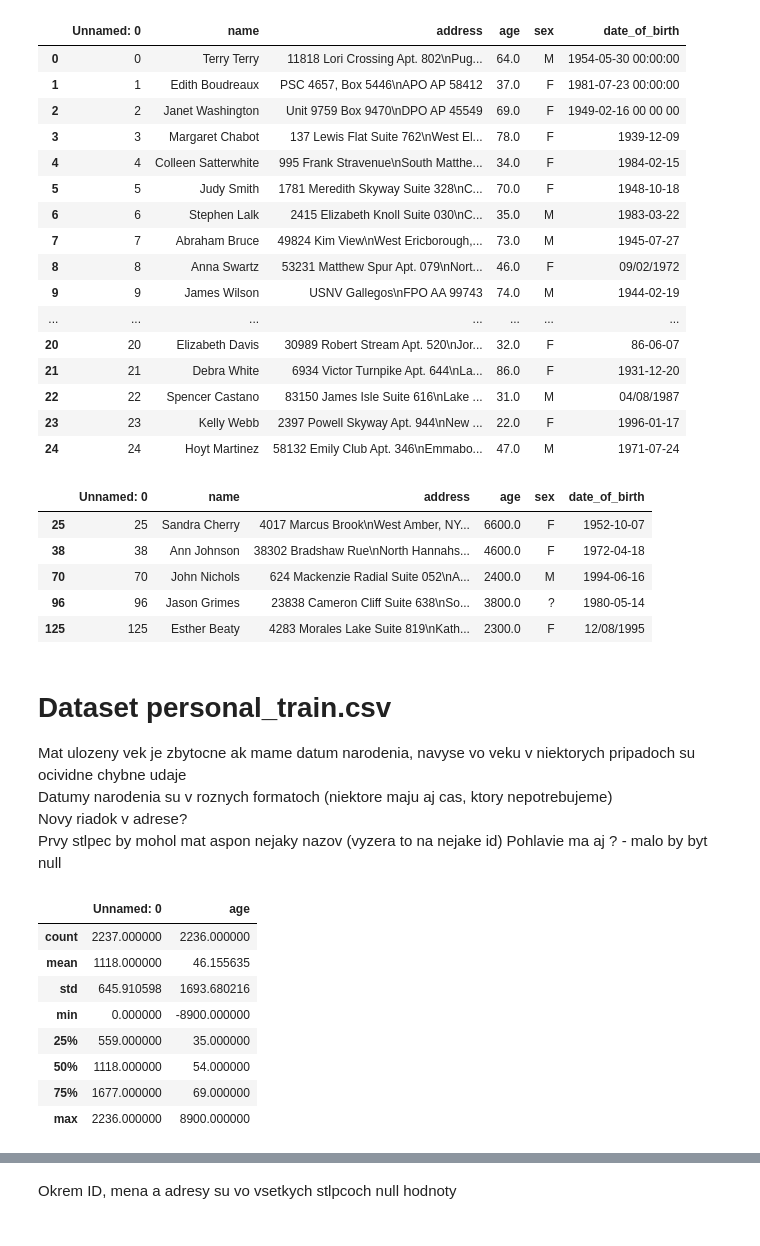
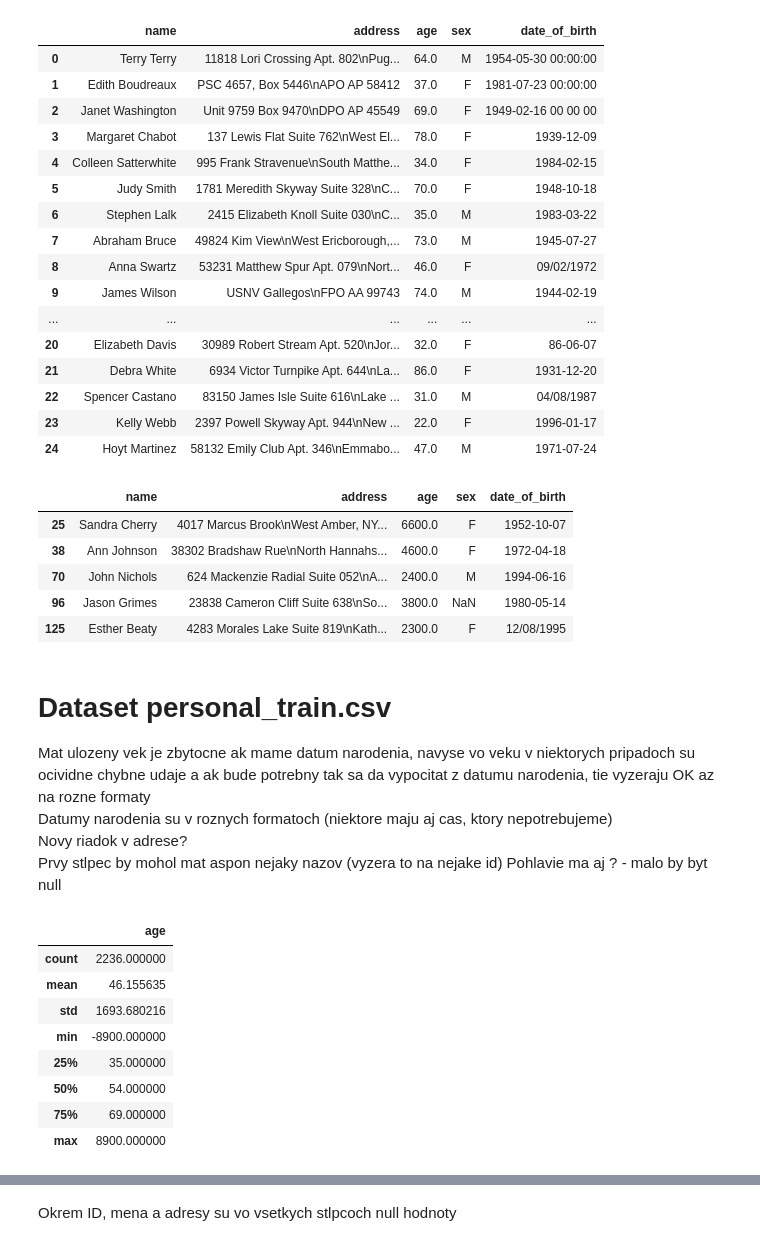
Before and after one commit to MatusPilnan/nadejny-informatik, a Jupyter notebook: utrzok-z-krabicky-od-marlboriek.ipynb, the cells around one changed output, grey strips where cells are left out. Drawn from its saved outputs; the diff is of its cells as text; code cells hidden in the pictures.

```diff
--- a/utrzok-z-krabicky-od-marlboriek.ipynb
+++ b/utrzok-z-krabicky-od-marlboriek.ipynb
@@ -7,38 +7,38 @@ import matplotlib as mpl
 sns.set_style('white', {'legend.frameon':True})
 mpl.rcParams['figure.figsize'] = 25, 10
 # %%
-data = pd.read_csv("data/personal_train.csv")
+data = pd.read_csv("data/personal_train.csv", na_values='?', index_col=0)
 data.head(25)
 # %% [output]
-|  | Unnamed: 0 | name | address | age | sex | date_of_birth |
-| 0 | 0 | Terry Terry | 11818 Lori Crossing Apt. 802\nPug... | 64.0 | M | 1954-05-30 00:00:00 |
-| 1 | 1 | Edith Boudreaux | PSC 4657, Box 5446\nAPO AP 58412 | 37.0 | F | 1981-07-23 00:00:00 |
-| 2 | 2 | Janet Washington | Unit 9759 Box 9470\nDPO AP 45549 | 69.0 | F | 1949-02-16 00 00 00 |
-| 3 | 3 | Margaret Chabot | 137 Lewis Flat Suite 762\nWest El... | 78.0 | F | 1939-12-09 |
-| 4 | 4 | Colleen Satterwhite | 995 Frank Stravenue\nSouth Matthe... | 34.0 | F | 1984-02-15 |
-| 5 | 5 | Judy Smith | 1781 Meredith Skyway Suite 328\nC... | 70.0 | F | 1948-10-18 |
-| 6 | 6 | Stephen Lalk | 2415 Elizabeth Knoll Suite 030\nC... | 35.0 | M | 1983-03-22 |
-| 7 | 7 | Abraham Bruce | 49824 Kim View\nWest Ericborough,... | 73.0 | M | 1945-07-27 |
-| 8 | 8 | Anna Swartz | 53231 Matthew Spur Apt. 079\nNort... | 46.0 | F | 09/02/1972 |
-| 9 | 9 | James Wilson | USNV Gallegos\nFPO AA 99743 | 74.0 | M | 1944-02-19 |
-| ... | ... | ... | ... | ... | ... | ... |
-| 20 | 20 | Elizabeth Davis | 30989 Robert Stream Apt. 520\nJor... | 32.0 | F | 86-06-07 |
-| 21 | 21 | Debra White | 6934 Victor Turnpike Apt. 644\nLa... | 86.0 | F | 1931-12-20 |
-| 22 | 22 | Spencer Castano | 83150 James Isle Suite 616\nLake ... | 31.0 | M | 04/08/1987 |
-| 23 | 23 | Kelly Webb | 2397 Powell Skyway Apt. 944\nNew ... | 22.0 | F | 1996-01-17 |
-| 24 | 24 | Hoyt Martinez | 58132 Emily Club Apt. 346\nEmmabo... | 47.0 | M | 1971-07-24 |
+|  | name | address | age | sex | date_of_birth |
+| 0 | Terry Terry | 11818 Lori Crossing Apt. 802\nPug... | 64.0 | M | 1954-05-30 00:00:00 |
+| 1 | Edith Boudreaux | PSC 4657, Box 5446\nAPO AP 58412 | 37.0 | F | 1981-07-23 00:00:00 |
+| 2 | Janet Washington | Unit 9759 Box 9470\nDPO AP 45549 | 69.0 | F | 1949-02-16 00 00 00 |
+| 3 | Margaret Chabot | 137 Lewis Flat Suite 762\nWest El... | 78.0 | F | 1939-12-09 |
+| 4 | Colleen Satterwhite | 995 Frank Stravenue\nSouth Matthe... | 34.0 | F | 1984-02-15 |
+| 5 | Judy Smith | 1781 Meredith Skyway Suite 328\nC... | 70.0 | F | 1948-10-18 |
+| 6 | Stephen Lalk | 2415 Elizabeth Knoll Suite 030\nC... | 35.0 | M | 1983-03-22 |
+| 7 | Abraham Bruce | 49824 Kim View\nWest Ericborough,... | 73.0 | M | 1945-07-27 |
+| 8 | Anna Swartz | 53231 Matthew Spur Apt. 079\nNort... | 46.0 | F | 09/02/1972 |
+| 9 | James Wilson | USNV Gallegos\nFPO AA 99743 | 74.0 | M | 1944-02-19 |
+| ... | ... | ... | ... | ... | ... |
+| 20 | Elizabeth Davis | 30989 Robert Stream Apt. 520\nJor... | 32.0 | F | 86-06-07 |
+| 21 | Debra White | 6934 Victor Turnpike Apt. 644\nLa... | 86.0 | F | 1931-12-20 |
+| 22 | Spencer Castano | 83150 James Isle Suite 616\nLake ... | 31.0 | M | 04/08/1987 |
+| 23 | Kelly Webb | 2397 Powell Skyway Apt. 944\nNew ... | 22.0 | F | 1996-01-17 |
+| 24 | Hoyt Martinez | 58132 Emily Club Apt. 346\nEmmabo... | 47.0 | M | 1971-07-24 |
 # %%
 data[data['age'] > 1000].head()
 # %% [output]
-|  | Unnamed: 0 | name | address | age | sex | date_of_birth |
-| 25 | 25 | Sandra Cherry | 4017 Marcus Brook\nWest Amber, NY... | 6600.0 | F | 1952-10-07 |
-| 38 | 38 | Ann Johnson | 38302 Bradshaw Rue\nNorth Hannahs... | 4600.0 | F | 1972-04-18 |
-| 70 | 70 | John Nichols | 624 Mackenzie Radial Suite 052\nA... | 2400.0 | M | 1994-06-16 |
-| 96 | 96 | Jason Grimes | 23838 Cameron Cliff Suite 638\nSo... | 3800.0 | ? | 1980-05-14 |
-| 125 | 125 | Esther Beaty | 4283 Morales Lake Suite 819\nKath... | 2300.0 | F | 12/08/1995 |
+|  | name | address | age | sex | date_of_birth |
+| 25 | Sandra Cherry | 4017 Marcus Brook\nWest Amber, NY... | 6600.0 | F | 1952-10-07 |
+| 38 | Ann Johnson | 38302 Bradshaw Rue\nNorth Hannahs... | 4600.0 | F | 1972-04-18 |
+| 70 | John Nichols | 624 Mackenzie Radial Suite 052\nA... | 2400.0 | M | 1994-06-16 |
+| 96 | Jason Grimes | 23838 Cameron Cliff Suite 638\nSo... | 3800.0 | NaN | 1980-05-14 |
+| 125 | Esther Beaty | 4283 Morales Lake Suite 819\nKath... | 2300.0 | F | 12/08/1995 |
 # %% [markdown]
 # Dataset personal_train.csv
-Mat ulozeny vek je zbytocne ak mame datum narodenia, navyse vo veku v niektorych pripadoch su ocividne chybne udaje
+Mat ulozeny vek je zbytocne ak mame datum narodenia, navyse vo veku v niektorych pripadoch su ocividne chybne udaje a ak bude potrebny tak sa da vypocitat z datumu narodenia, tie vyzeraju OK az na rozne formaty
 Datumy narodenia su v roznych formatoch (niektore maju aj cas, ktory nepotrebujeme)
 Novy riadok v adrese?
 Prvy stlpec by mohol mat aspon nejaky nazov (vyzera to na nejake id)
@@ -46,12 +46,12 @@ Pohlavie ma aj ? - malo by byt null
 # %%
 data.describe()
 # %% [output]
-|  | Unnamed: 0 | age |
-| count | 2237.000000 | 2236.000000 |
-| mean | 1118.000000 | 46.155635 |
-| std | 645.910598 | 1693.680216 |
-| min | 0.000000 | -8900.000000 |
-| 25% | 559.000000 | 35.000000 |
-| 50% | 1118.000000 | 54.000000 |
-| 75% | 1677.000000 | 69.000000 |
-| max | 2236.000000 | 8900.000000 |
+|  | age |
+| count | 2236.000000 |
+| mean | 46.155635 |
+| std | 1693.680216 |
+| min | -8900.000000 |
+| 25% | 35.000000 |
+| 50% | 54.000000 |
+| 75% | 69.000000 |
+| max | 8900.000000 |
```
Also changed, not shown: parts of 39 cells of this notebook.
